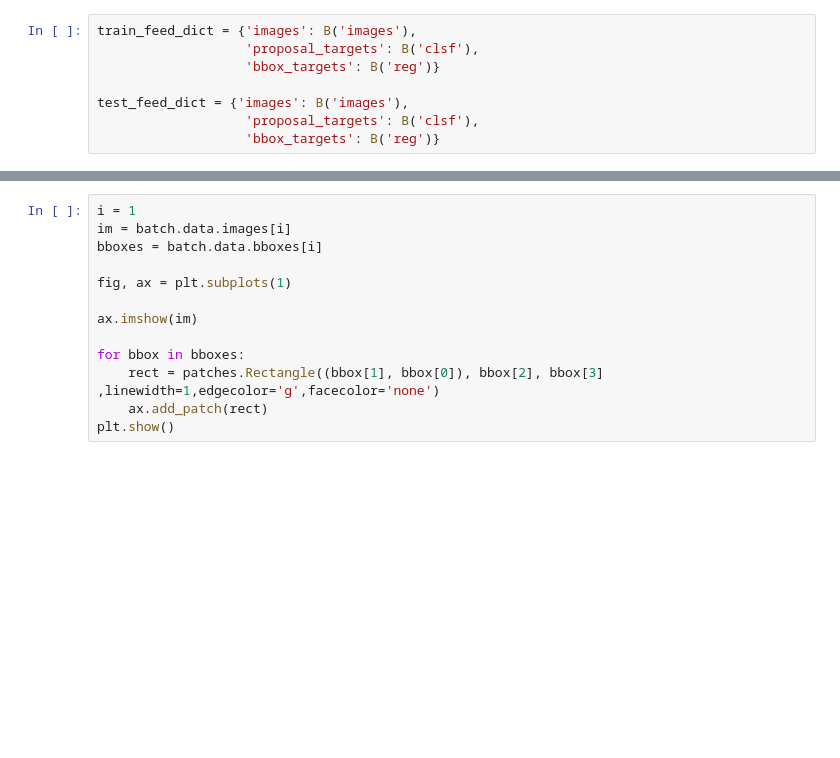
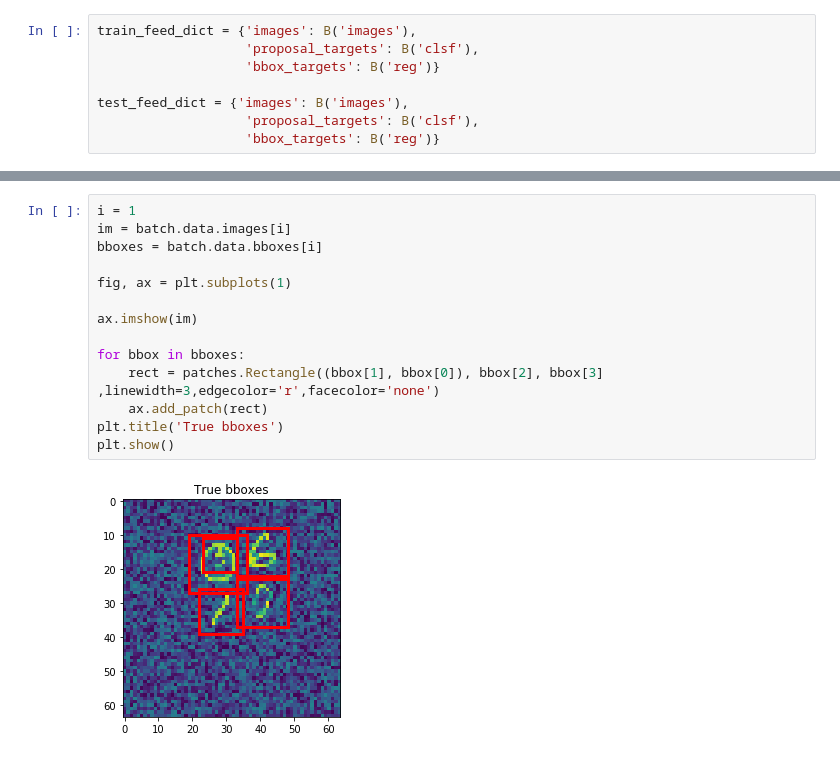
Before and after one commit to analysiscenter/az_training, a Jupyter notebook: base_networks/detection/faster_rcnn_demo.ipynb, the cells around one changed output, grey strips where cells are left out. Saved outputs shown, nothing was run; the diff lists cells and outputs as text; blank space fills up the shorter version.

```diff
--- a/base_networks/detection/faster_rcnn_demo.ipynb
+++ b/base_networks/detection/faster_rcnn_demo.ipynb
@@ -164,13 +114,16 @@ batch = test_pp.next_batch(BATCH_SIZE)
 # %%
 i = 1
 im = batch.data.images[i]
 bboxes = batch.data.bboxes[i]
 
 fig, ax = plt.subplots(1)
 
 ax.imshow(im)
 
 for bbox in bboxes:
-    rect = patches.Rectangle((bbox[1], bbox[0]), bbox[2], bbox[3] ,linewidth=1,edgecolor='g',facecolor='none')
+    rect = patches.Rectangle((bbox[1], bbox[0]), bbox[2], bbox[3] ,linewidth=3,edgecolor='r',facecolor='none')
     ax.add_patch(rect)
+plt.title('True bboxes')
 plt.show()
+# %% [output]
+[figure, added]
```
Also changed, not shown: parts of 13 cells of this notebook, 2 other files.
